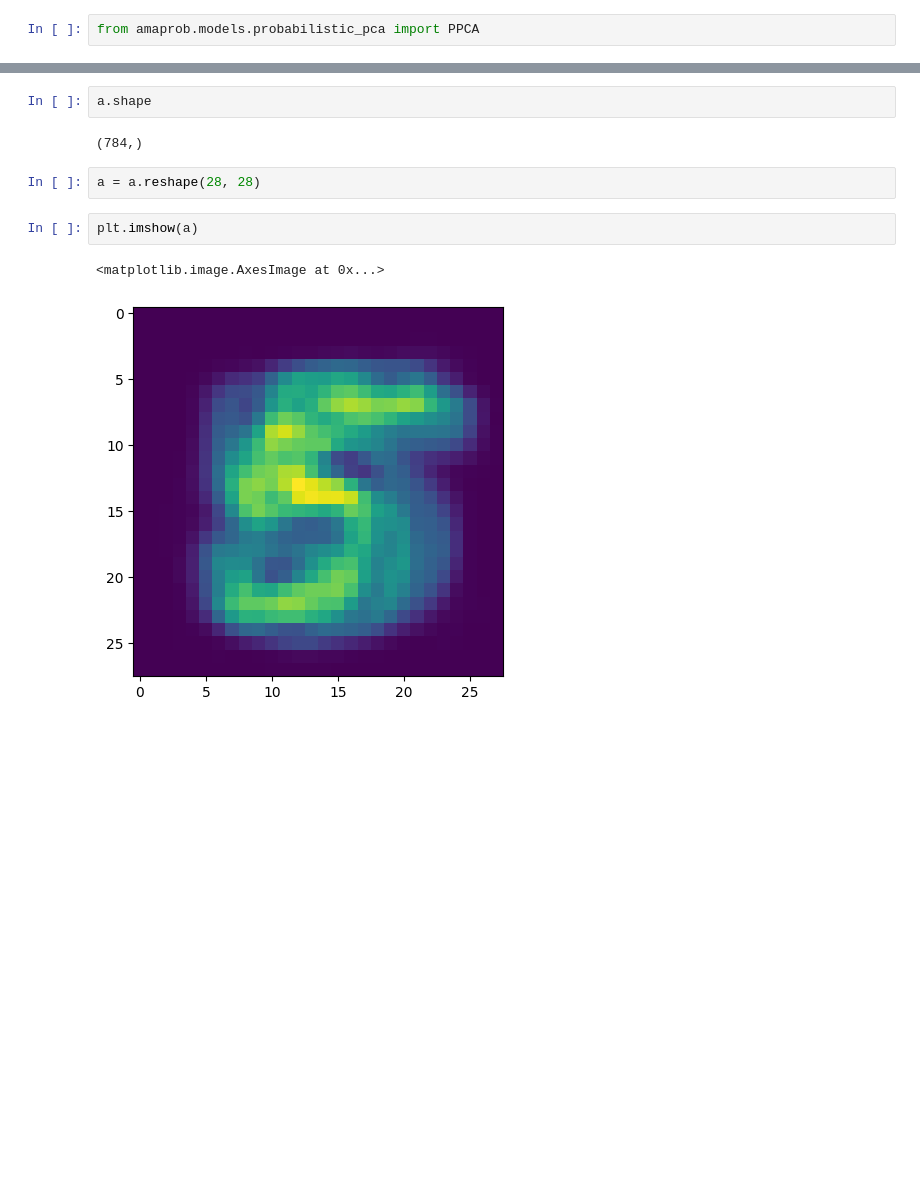
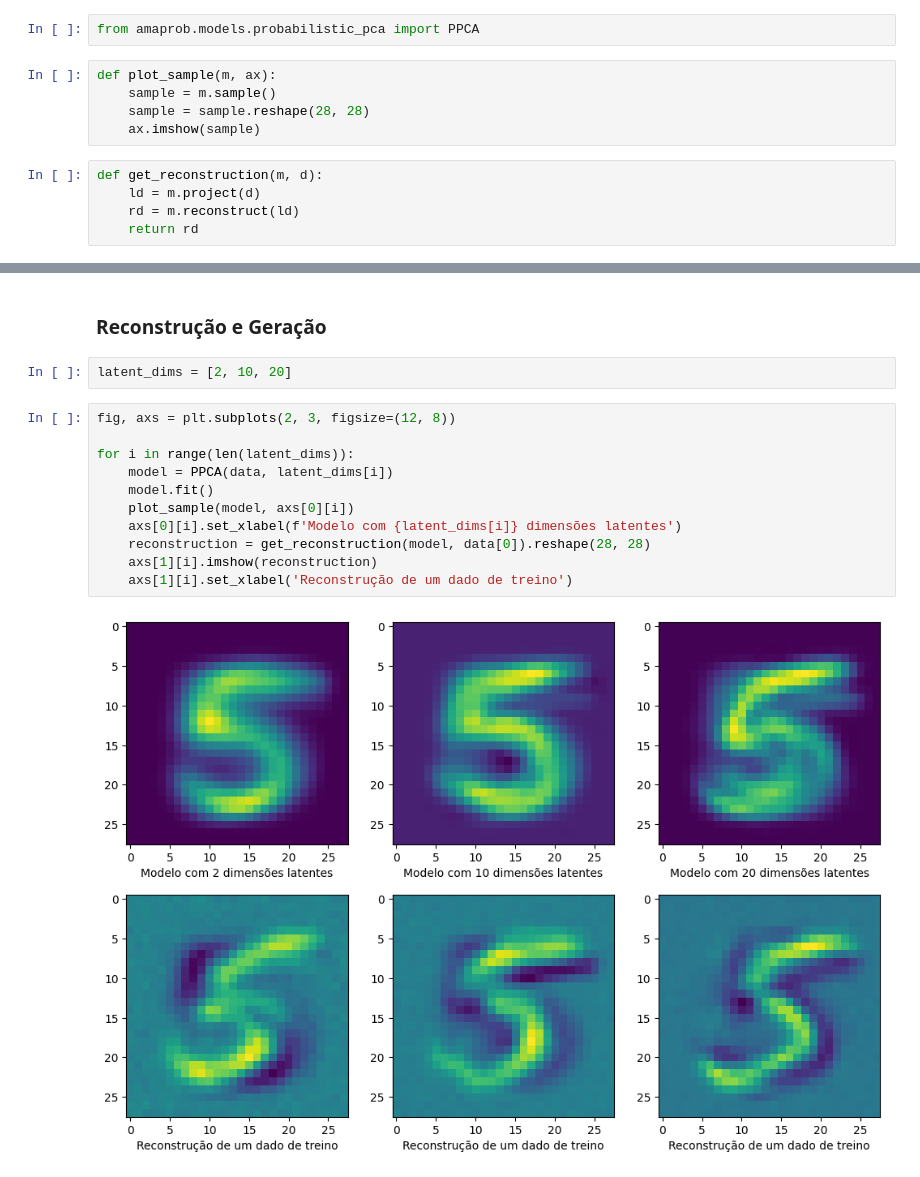
Before and after one commit to rabdiego/probabilistic_ml, a Jupyter notebook: src/trab4.ipynb, the cells around one changed output, grey strips where cells are left out. Saved outputs shown, nothing was run; the diff lists cells and outputs as text; blank space fills up the shorter version.

```diff
--- a/src/trab4.ipynb
+++ b/src/trab4.ipynb
@@ -29,5 +29,15 @@ for i in range(2):
 ## **Modelo**
 # %%
 from amaprob.models.probabilistic_pca import PPCA
+# %%
+def plot_sample(m, ax):
+    sample = m.sample()
+    sample = sample.reshape(28, 28)
+    ax.imshow(sample)
+# %%
+def get_reconstruction(m, d):
+    ld = m.project(d)
+    rd = m.reconstruct(ld)
+    return rd
 # %%
 model = PPCA(data, 2)
@@ -38,11 +45,17 @@ a = model.sample()
-# %%
-a.shape
-# %% [output]
-(784,)
-# %%
-a = a.reshape(28, 28)
-# %%
-plt.imshow(a)
-# %% [output]
-<matplotlib.image.AxesImage at 0x...>
-[figure, removed]
+# %% [markdown]
+### **Reconstrução e Geração**
+# %%
+latent_dims = [2, 10, 20]
+# %%
+fig, axs = plt.subplots(2, 3, figsize=(12, 8))
+
+for i in range(len(latent_dims)):
+    model = PPCA(data, latent_dims[i])
+    model.fit()
+    plot_sample(model, axs[0][i])
+    axs[0][i].set_xlabel(f'Modelo com {latent_dims[i]} dimensões latentes')
+    reconstruction = get_reconstruction(model, data[0]).reshape(28, 28)
+    axs[1][i].imshow(reconstruction)
+    axs[1][i].set_xlabel('Reconstrução de um dado de treino')
+# %% [output]
+[figure, added]
```
Also changed, not shown: parts of 5 cells of this notebook, 1 other file.
